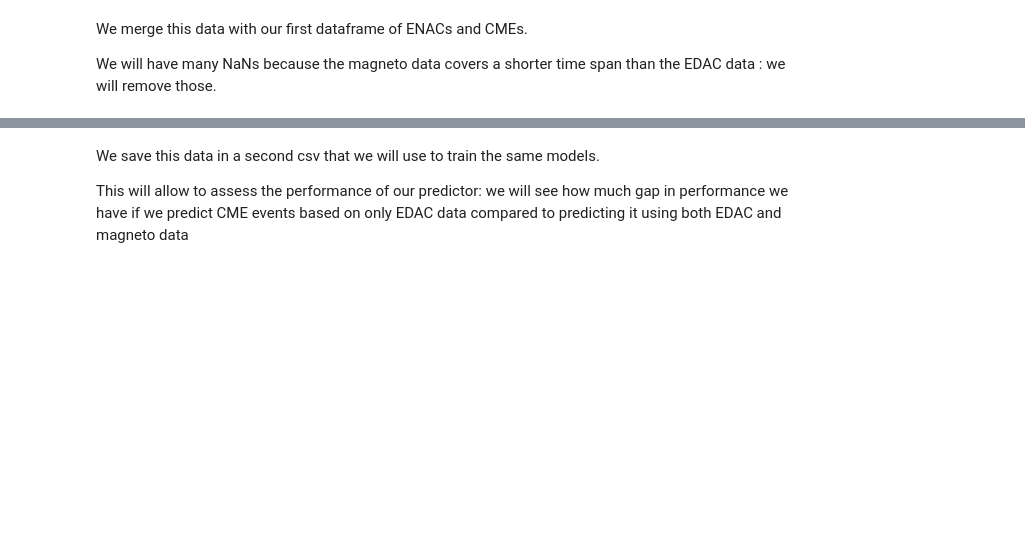
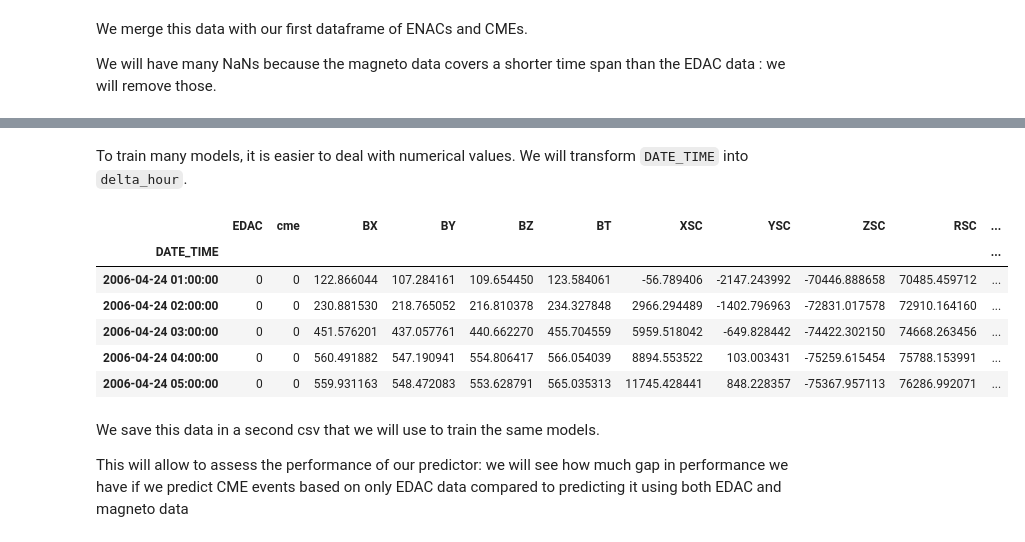
Before and after one commit to CS-433/ml-project-2-ml4esa, a Jupyter notebook: Training_data_preparation.ipynb, the cells around one changed output, grey strips where cells are left out. Drawn from its saved outputs; the diff is of its cells as text; code cells hidden in the pictures; blank space fills up the shorter version.

```diff
--- a/Training_data_preparation.ipynb
+++ b/Training_data_preparation.ipynb
@@ -184,6 +184,22 @@ merged_df.head()
 | 2006-04-24 02:00:00 | 2006-04-24 02:00:00 | 0 | 0 | 230.881530 | 218.765052 | 216.810378 | 234.327848 | 2966.294489 | -1402.796963 | -72831.017578 | 72910.164160 |
 | 2006-04-24 03:00:00 | 2006-04-24 03:00:00 | 0 | 0 | 451.576201 | 437.057761 | 440.662270 | 455.704559 | 5959.518042 | -649.828442 | -74422.302150 | 74668.263456 |
 | 2006-04-24 04:00:00 | 2006-04-24 04:00:00 | 0 | 0 | 560.491882 | 547.190941 | 554.806417 | 566.054039 | 8894.553522 | 103.003431 | -75259.615454 | 75788.153991 |
+# %% [markdown]
+To train many models, it is easier to deal with numerical values. We will transform `DATE_TIME` into `delta_hour`.
+# %%
+merged_df['delta_hour'] = merged_df['DATE_TIME'].diff().dt.total_seconds() / 3600.0
+merged_df.dropna(inplace=True) # the first line will have a NaN delta_hour, so we drop it
+# %%
+merged_df.drop('DATE_TIME', axis=1, inplace=True)
+merged_df.head()
+# %% [output]
+|  | EDAC | cme | BX | BY | BZ | BT | XSC | YSC | ZSC | RSC | ... |
+| DATE_TIME |  |  |  |  |  |  |  |  |  |  | ... |
+| 2006-04-24 01:00:00 | 0 | 0 | 122.866044 | 107.284161 | 109.654450 | 123.584061 | -56.789406 | -2147.243992 | -70446.888658 | 70485.459712 | ... |
+| 2006-04-24 02:00:00 | 0 | 0 | 230.881530 | 218.765052 | 216.810378 | 234.327848 | 2966.294489 | -1402.796963 | -72831.017578 | 72910.164160 | ... |
+| 2006-04-24 03:00:00 | 0 | 0 | 451.576201 | 437.057761 | 440.662270 | 455.704559 | 5959.518042 | -649.828442 | -74422.302150 | 74668.263456 | ... |
+| 2006-04-24 04:00:00 | 0 | 0 | 560.491882 | 547.190941 | 554.806417 | 566.054039 | 8894.553522 | 103.003431 | -75259.615454 | 75788.153991 | ... |
+| 2006-04-24 05:00:00 | 0 | 0 | 559.931163 | 548.472083 | 553.628791 | 565.035313 | 11745.428441 | 848.228357 | -75367.957113 | 76286.992071 | ... |
 # %% [markdown]
 We save this data in a second csv that we will use to train the same models.
 
```
Also changed, not shown: 3 other files.
